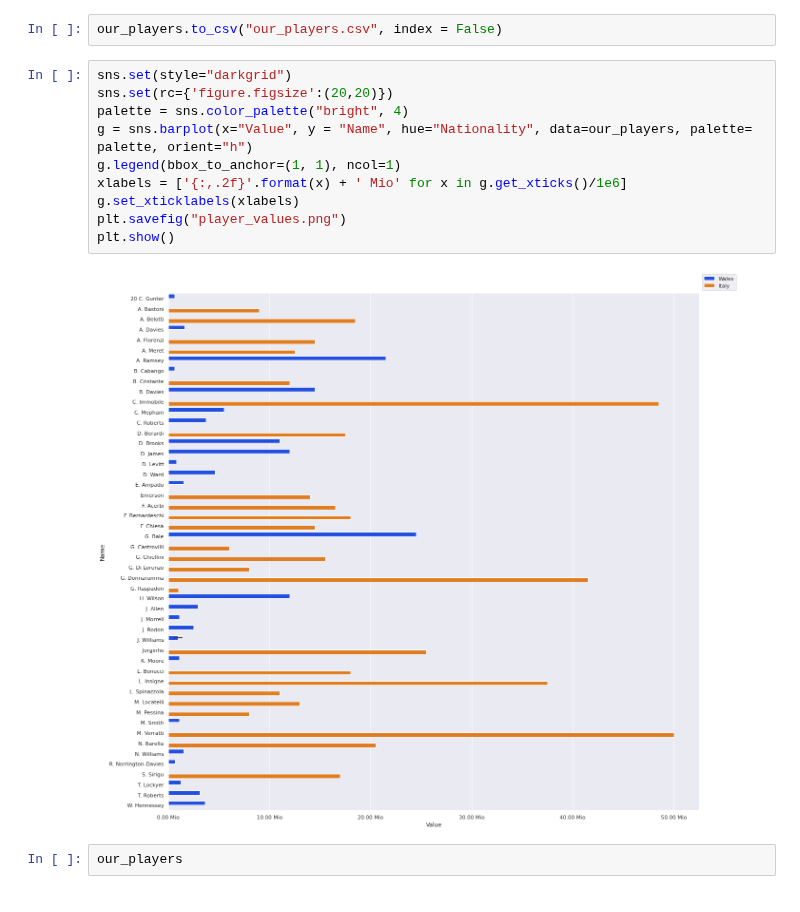
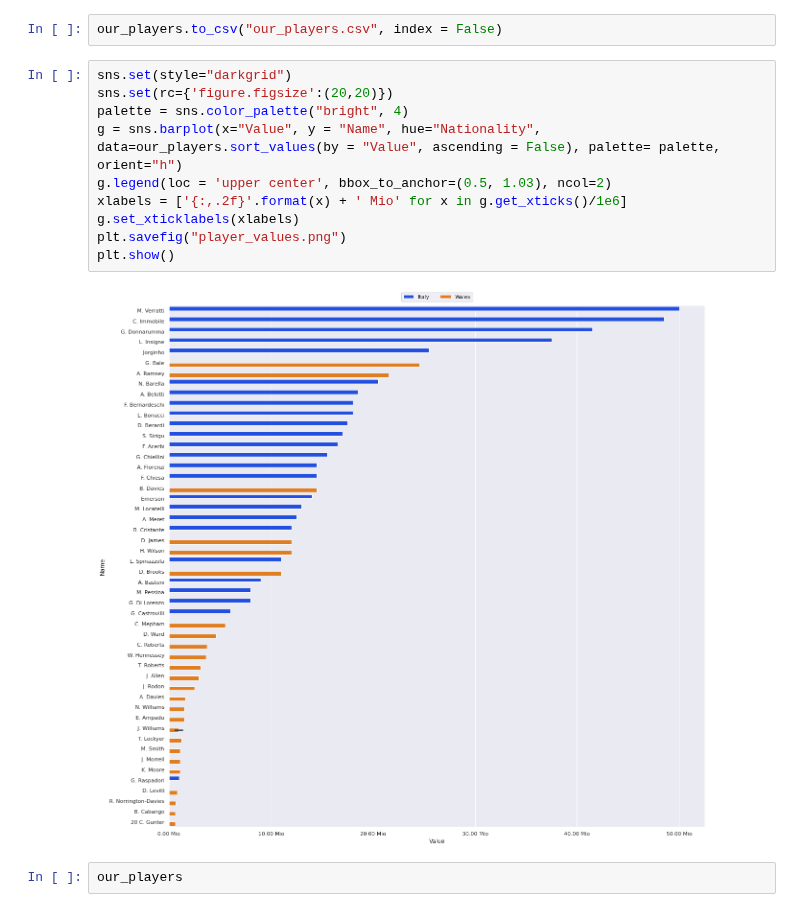
Before and after one commit to aegonwolf/socceranalytics, a Jupyter notebook: fifa-players.ipynb, the cells around one changed output. Cells and saved outputs as stored; diff of their text form.

Commit message:
cleaner graph

```diff
--- a/fifa-players.ipynb
+++ b/fifa-players.ipynb
@@ -229,15 +229,15 @@ our_players.to_csv("our_players.csv", index = False)
 # %%
 sns.set(style="darkgrid")
 sns.set(rc={'figure.figsize':(20,20)})
 palette = sns.color_palette("bright", 4)
-g = sns.barplot(x="Value", y = "Name", hue="Nationality", data=our_players, palette= palette, orient="h")
-g.legend(bbox_to_anchor=(1, 1), ncol=1)
+g = sns.barplot(x="Value", y = "Name", hue="Nationality", data=our_players.sort_values(by = "Value", ascending = False), palette= palette, orient="h")
+g.legend(loc = 'upper center', bbox_to_anchor=(0.5, 1.03), ncol=2)
 xlabels = ['{:,.2f}'.format(x) + ' Mio' for x in g.get_xticks()/1e6]
 g.set_xticklabels(xlabels)
 plt.savefig("player_values.png")
 plt.show()
 # %% [output]
-[figure, old version]
+[figure, new version]
 # %%
 our_players
 # %% [output]
```
Also changed, not shown: parts of 2 cells of this notebook.
